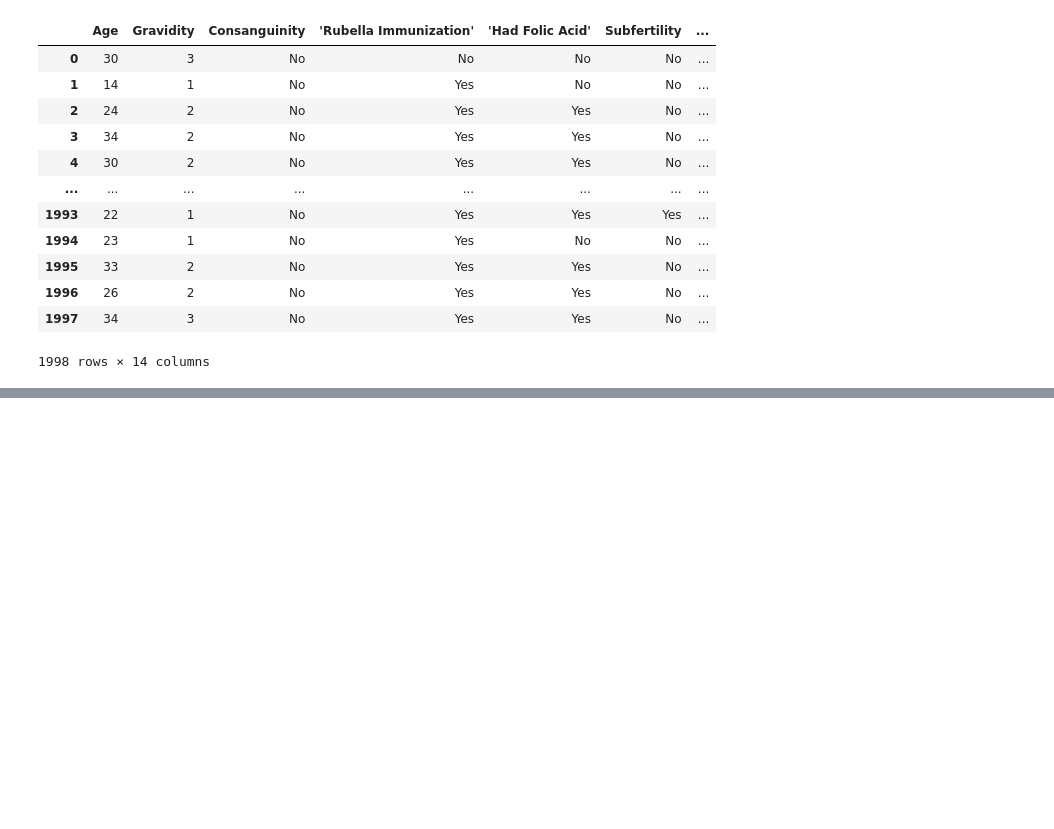
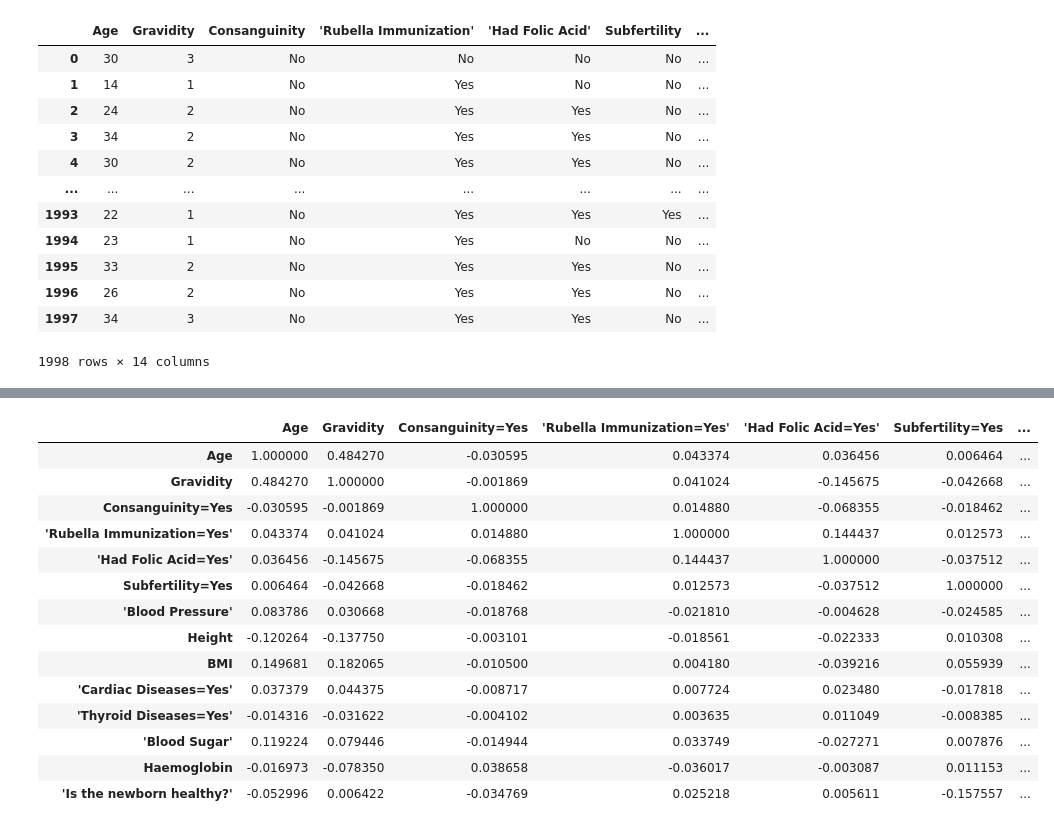
Before and after one commit to UmeshikaThathsarani/PregRed, a Jupyter notebook: PregRed.ipynb, the cells around one changed output, grey strips where cells are left out. Saved outputs shown, nothing was run; the diff lists cells and outputs as text; code cells hidden in the pictures; blank space fills up the shorter version.

```diff
--- a/PregRed.ipynb
+++ b/PregRed.ipynb
@@ -244,0 +265,20 @@ df4.to_csv('/content/Colabs_Cleaned_Dataset.csv', index=False)
+# %%
+#getting correlations
+cor = df5.corr()
+cor
+# %% [output]
+|  | Age | Gravidity | Consanguinity=Yes | 'Rubella Immunization=Yes' | 'Had Folic Acid=Yes' | Subfertility=Yes | ... |
+| Age | 1.000000 | 0.484270 | -0.030595 | 0.043374 | 0.036456 | 0.006464 | ... |
+| Gravidity | 0.484270 | 1.000000 | -0.001869 | 0.041024 | -0.145675 | -0.042668 | ... |
+| Consanguinity=Yes | -0.030595 | -0.001869 | 1.000000 | 0.014880 | -0.068355 | -0.018462 | ... |
+| 'Rubella Immunization=Yes' | 0.043374 | 0.041024 | 0.014880 | 1.000000 | 0.144437 | 0.012573 | ... |
+| 'Had Folic Acid=Yes' | 0.036456 | -0.145675 | -0.068355 | 0.144437 | 1.000000 | -0.037512 | ... |
+| Subfertility=Yes | 0.006464 | -0.042668 | -0.018462 | 0.012573 | -0.037512 | 1.000000 | ... |
+| 'Blood Pressure' | 0.083786 | 0.030668 | -0.018768 | -0.021810 | -0.004628 | -0.024585 | ... |
+| Height | -0.120264 | -0.137750 | -0.003101 | -0.018561 | -0.022333 | 0.010308 | ... |
+| BMI | 0.149681 | 0.182065 | -0.010500 | 0.004180 | -0.039216 | 0.055939 | ... |
+| 'Cardiac Diseases=Yes' | 0.037379 | 0.044375 | -0.008717 | 0.007724 | 0.023480 | -0.017818 | ... |
+| 'Thyroid Diseases=Yes' | -0.014316 | -0.031622 | -0.004102 | 0.003635 | 0.011049 | -0.008385 | ... |
+| 'Blood Sugar' | 0.119224 | 0.079446 | -0.014944 | 0.033749 | -0.027271 | 0.007876 | ... |
+| Haemoglobin | -0.016973 | -0.078350 | 0.038658 | -0.036017 | -0.003087 | 0.011153 | ... |
+| 'Is the newborn healthy?' | -0.052996 | 0.006422 | -0.034769 | 0.025218 | 0.005611 | -0.157557 | ... |
```
Also changed, not shown: parts of 5 cells of this notebook.
